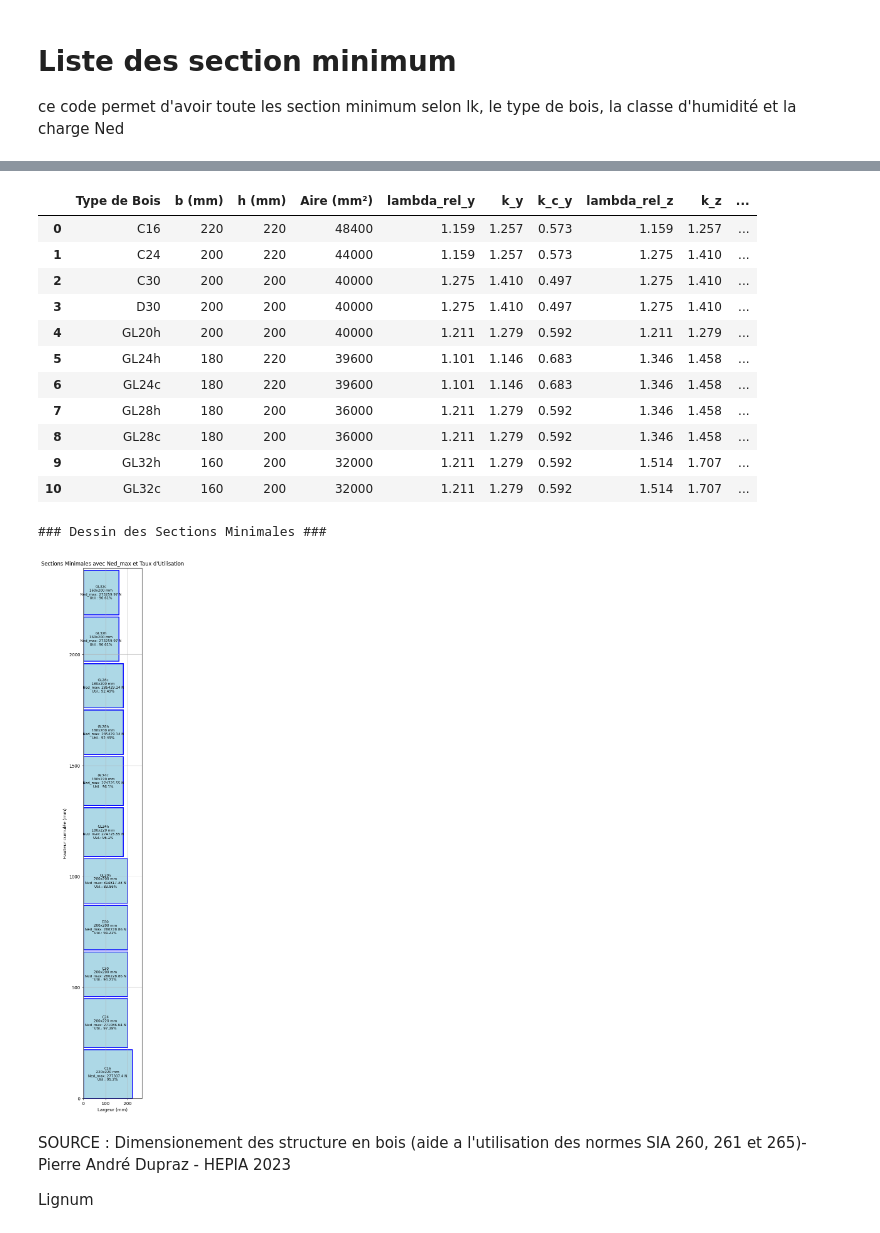
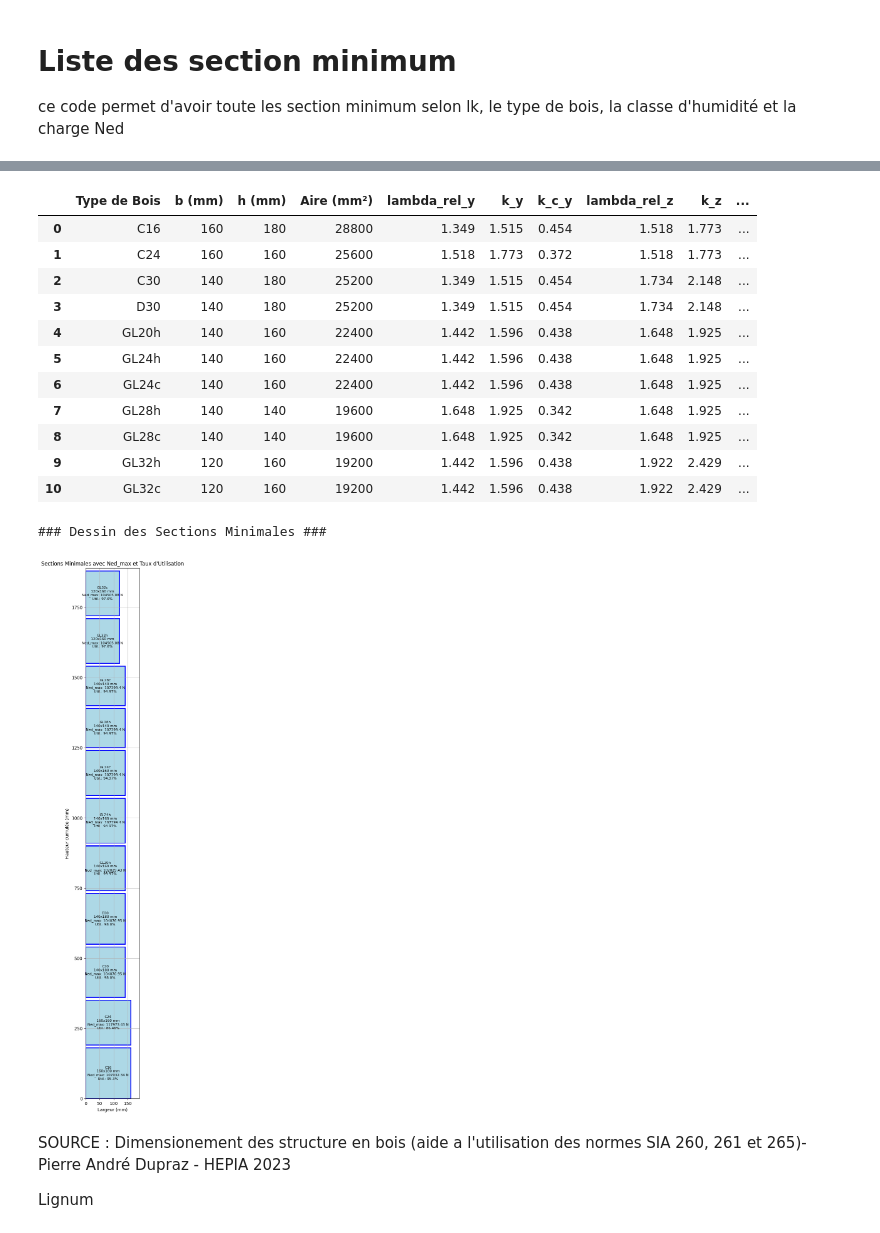
Before and after one commit to Erazq/Bois, a Jupyter notebook: Barres comrpimées.ipynb, the cells around one changed output, grey strips where cells are left out. Saved outputs shown, nothing was run; the diff lists cells and outputs as text; code cells hidden in the pictures.

```diff
--- a/Barres comrpimées.ipynb
+++ b/Barres comrpimées.ipynb
@@ -114,7 +114,8 @@ def calculer_lambda_rel(Lk, r, lambda_factor):
 def calculer_kc(lambda_rel, beta_c):
     k = 0.5 * (1 + beta_c * (lambda_rel - 0.3) + lambda_rel**2)
     discriminant = k**2 - lambda_rel**2
-    return 1 / (k + math.sqrt(discriminant)) if discriminant >= 0 else 1.0
+    kc = 1 / (k + math.sqrt(discriminant)) if discriminant >= 0 else 1.0
+    return kc, k
 
 def calculer_Ned_max(dimensions, Lk, Ned, type_charge, classe_humidite):
     b, h = dimensions
@@ -133,29 +134,46 @@ def calculer_Ned_max(dimensions, Lk, Ned, type_charge, classe_humidite):
         lambda_rel_y = calculer_lambda_rel(Lk, r_y, lambda_factor)
         lambda_rel_z = calculer_lambda_rel(Lk, r_z, lambda_factor)
 
-        kc_y = calculer_kc(lambda_rel_y, beta_c)
-        kc_z = calculer_kc(lambda_rel_z, beta_c)
+        kc_y, k_y = calculer_kc(lambda_rel_y, beta_c)
+        kc_z, k_z = calculer_kc(lambda_rel_z, beta_c)
 
         f_c0d_mod = f_c0d * eta_t * eta_w
         Ned_max_y = kc_y * f_c0d_mod * A
         Ned_max_z = kc_z * f_c0d_mod * A
-        Ned_max_global = min(Ned_max_y, Ned_max_z)
 
+        # Choisir l'axe limitant
+        if Ned_max_y < Ned_max_z:
+            Ned_max_global = Ned_max_y
+            axe_limitant = "y"
+            k_limitant = k_y
+            kc_limitant = kc_y
+            lambda_rel_limitant = lambda_rel_y
+        else:
+            Ned_max_global = Ned_max_z
+            axe_limitant = "z"
+            k_limitant = k_z
+            kc_limitant = kc_z
+            lambda_rel_limitant = lambda_rel_z
+
+        # Vérification selon l'axe limitant
         statut = "OK" if Ned <= Ned_max_global else "Non conforme"
+
         resultats.append({
             "Type de Bois": type_bois,
-            "λ_rel,y": round(lambda_rel_y, 3),
-            "λ_rel,z": round(lambda_rel_z, 3),
-            "k_c,y": round(kc_y, 3),
-            "k_c,z": round(kc_z, 3),
-            "Ned_max (N)": round(Ned_max_global, 2),
+            "f_c0d (MPa)": f_c0d,
+            "f_c0d_mod (MPa)": round(f_c0d_mod, 2),
+            "λ_rel (limitant)": round(lambda_rel_limitant, 3),
+            "k (limitant)": round(k_limitant, 3),
+            "k_c (limitant)": round(kc_limitant, 3),
+            "Ned_max (limitant) (N)": round(Ned_max_global, 2),
+            "Axe Limitant": axe_limitant,
             "Statut": statut
         })
 
     return pd.DataFrame(resultats)
 
 # Entrées
-dimensions = (220, 220)  # largeur, hauteur
+dimensions = (200, 300)  # largeur, hauteur
 Lk = 4200  # Longueur de flambage
 Ned = 264000  # Effort appliqué en N
 type_charge = "période infinie"
@@ -508,8 +526,8 @@ def dessiner_sections(df):
 # PARTIE 8: Exemple d'Utilisation
 if __name__ == "__main__":
     # Paramètres d'entrée
-    Ned = 264000  # Effort normal en N
-    Lk = 4200  # Longueur de flambage en mm
+    Ned = 102000  # Effort normal en N
+    Lk = 4000  # Longueur de flambage en mm
     nt = "période infinie"  # Type de charge ("période infinie", "choc", ou autre)
     nw = 1  # Classe d'humidité (1, 2 ou 3)
 
@@ -549,19 +567,19 @@ Longueur de flambage (Lk) : 4200 mm
 Type de charge : période infinie
 Classe d'humidité : 1
 |  | Type de Bois | b (mm) | h (mm) | Aire (mm²) | lambda_rel_y | k_y | k_c_y | lambda_rel_z | k_z | ... |
-| 0 | C16 | 220 | 220 | 48400 | 1.159 | 1.257 | 0.573 | 1.159 | 1.257 | ... |
-| 1 | C24 | 200 | 220 | 44000 | 1.159 | 1.257 | 0.573 | 1.275 | 1.410 | ... |
-| 2 | C30 | 200 | 200 | 40000 | 1.275 | 1.410 | 0.497 | 1.275 | 1.410 | ... |
-| 3 | D30 | 200 | 200 | 40000 | 1.275 | 1.410 | 0.497 | 1.275 | 1.410 | ... |
-| 4 | GL20h | 200 | 200 | 40000 | 1.211 | 1.279 | 0.592 | 1.211 | 1.279 | ... |
-| 5 | GL24h | 180 | 220 | 39600 | 1.101 | 1.146 | 0.683 | 1.346 | 1.458 | ... |
-| 6 | GL24c | 180 | 220 | 39600 | 1.101 | 1.146 | 0.683 | 1.346 | 1.458 | ... |
-| 7 | GL28h | 180 | 200 | 36000 | 1.211 | 1.279 | 0.592 | 1.346 | 1.458 | ... |
-| 8 | GL28c | 180 | 200 | 36000 | 1.211 | 1.279 | 0.592 | 1.346 | 1.458 | ... |
-| 9 | GL32h | 160 | 200 | 32000 | 1.211 | 1.279 | 0.592 | 1.514 | 1.707 | ... |
-| 10 | GL32c | 160 | 200 | 32000 | 1.211 | 1.279 | 0.592 | 1.514 | 1.707 | ... |
+| 0 | C16 | 160 | 180 | 28800 | 1.349 | 1.515 | 0.454 | 1.518 | 1.773 | ... |
+| 1 | C24 | 160 | 160 | 25600 | 1.518 | 1.773 | 0.372 | 1.518 | 1.773 | ... |
+| 2 | C30 | 140 | 180 | 25200 | 1.349 | 1.515 | 0.454 | 1.734 | 2.148 | ... |
+| 3 | D30 | 140 | 180 | 25200 | 1.349 | 1.515 | 0.454 | 1.734 | 2.148 | ... |
+| 4 | GL20h | 140 | 160 | 22400 | 1.442 | 1.596 | 0.438 | 1.648 | 1.925 | ... |
+| 5 | GL24h | 140 | 160 | 22400 | 1.442 | 1.596 | 0.438 | 1.648 | 1.925 | ... |
+| 6 | GL24c | 140 | 160 | 22400 | 1.442 | 1.596 | 0.438 | 1.648 | 1.925 | ... |
+| 7 | GL28h | 140 | 140 | 19600 | 1.648 | 1.925 | 0.342 | 1.648 | 1.925 | ... |
+| 8 | GL28c | 140 | 140 | 19600 | 1.648 | 1.925 | 0.342 | 1.648 | 1.925 | ... |
+| 9 | GL32h | 120 | 160 | 19200 | 1.442 | 1.596 | 0.438 | 1.922 | 2.429 | ... |
+| 10 | GL32c | 120 | 160 | 19200 | 1.442 | 1.596 | 0.438 | 1.922 | 2.429 | ... |
 ### Dessin des Sections Minimales ###
-[figure, old version]
+[figure, new version]
 # %% [markdown]
 SOURCE :
  Dimensionement des structure en bois (aide a l'utilisation des normes SIA 260, 261 et 265)- Pierre André Dupraz - HEPIA 2023
```
Also changed, not shown: parts of 2 cells of this notebook, 2 other files.
